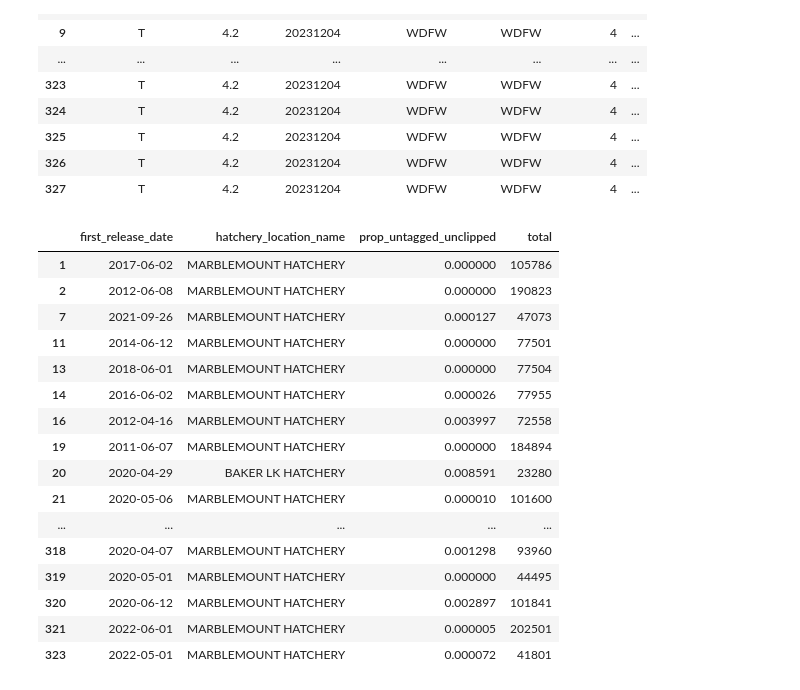
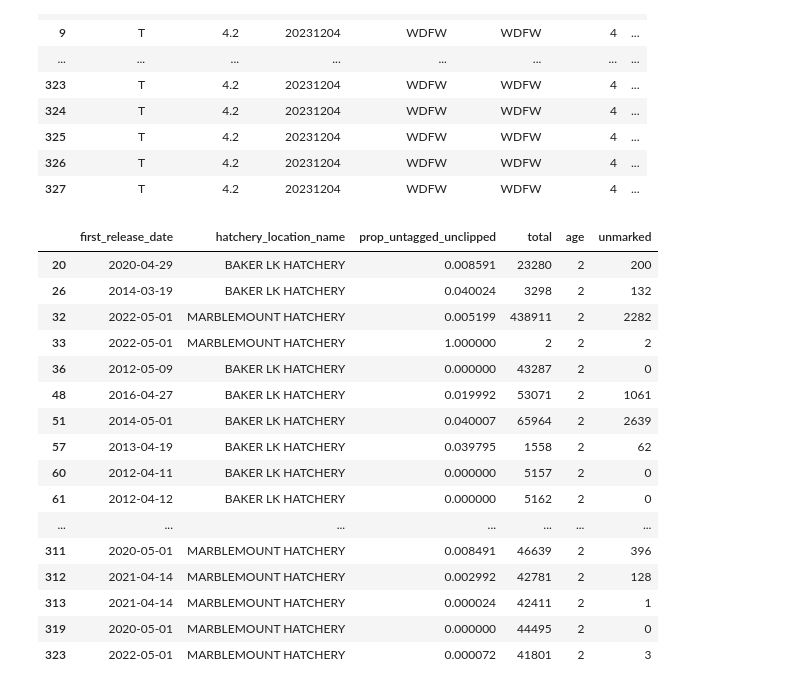
Before and after one commit to maria-kuruvilla/pied_piper, a Jupyter notebook: skagit_rmis.ipynb, the cells around one changed output. Drawn from its saved outputs; the diff is of its cells as text; code cells hidden in the pictures.

```diff
--- a/skagit_rmis.ipynb
+++ b/skagit_rmis.ipynb
@@ -34,27 +41,31 @@ df['total'] = (df['tagged_adclipped'] + df['tagged_unclipped'] + df['untagged_ad
                df['untagged_unclipped'] + df['untagged_unknown'])
 df['unclipped'] = (df['tagged_unclipped'] + df['untagged_unclipped'] + df['untagged_unknown'])
 df['prop_unclipped'] = df['unclipped']/df['total']
+df['unmarked'] = (df['untagged_unclipped']+ df['untagged_unknown'])
+df['age'] = df['first_release_date'].dt.year - df['brood_year']
 df['prop_untagged_unclipped'] = (df['untagged_unclipped']+ df['untagged_unknown'])/df['total']
 # %%
 subset_df = df[(df['first_release_date'].dt.year >= 2010) & (df['first_release_date'].dt.year <= 2022)]
+coho_df = subset_df[subset_df['species']==2]
+coho_age_2 = coho_df[coho_df['age']==2]
 # %%
 with pd.option_context('display.max_rows', None, 'display.max_columns', None):  # more options can be specified also
-    display(subset_df[['first_release_date','hatchery_location_name','prop_untagged_unclipped','total']])
+    display(coho_age_2[['first_release_date','hatchery_location_name','prop_untagged_unclipped','total', 'age','unmarked']])
 # %% [output]
-|  | first_release_date | hatchery_location_name | prop_untagged_unclipped | total |
-| 1 | 2017-06-02 | MARBLEMOUNT HATCHERY | 0.000000 | 105786 |
-| 2 | 2012-06-08 | MARBLEMOUNT HATCHERY | 0.000000 | 190823 |
-| 7 | 2021-09-26 | MARBLEMOUNT HATCHERY | 0.000127 | 47073 |
-| 11 | 2014-06-12 | MARBLEMOUNT HATCHERY | 0.000000 | 77501 |
-| 13 | 2018-06-01 | MARBLEMOUNT HATCHERY | 0.000000 | 77504 |
-| 14 | 2016-06-02 | MARBLEMOUNT HATCHERY | 0.000026 | 77955 |
-| 16 | 2012-04-16 | MARBLEMOUNT HATCHERY | 0.003997 | 72558 |
-| 19 | 2011-06-07 | MARBLEMOUNT HATCHERY | 0.000000 | 184894 |
-| 20 | 2020-04-29 | BAKER LK HATCHERY | 0.008591 | 23280 |
-| 21 | 2020-05-06 | MARBLEMOUNT HATCHERY | 0.000010 | 101600 |
-| ... | ... | ... | ... | ... |
-| 318 | 2020-04-07 | MARBLEMOUNT HATCHERY | 0.001298 | 93960 |
-| 319 | 2020-05-01 | MARBLEMOUNT HATCHERY | 0.000000 | 44495 |
-| 320 | 2020-06-12 | MARBLEMOUNT HATCHERY | 0.002897 | 101841 |
-| 321 | 2022-06-01 | MARBLEMOUNT HATCHERY | 0.000005 | 202501 |
-| 323 | 2022-05-01 | MARBLEMOUNT HATCHERY | 0.000072 | 41801 |
+|  | first_release_date | hatchery_location_name | prop_untagged_unclipped | total | age | unmarked |
+| 20 | 2020-04-29 | BAKER LK HATCHERY | 0.008591 | 23280 | 2 | 200 |
+| 26 | 2014-03-19 | BAKER LK HATCHERY | 0.040024 | 3298 | 2 | 132 |
+| 32 | 2022-05-01 | MARBLEMOUNT HATCHERY | 0.005199 | 438911 | 2 | 2282 |
+| 33 | 2022-05-01 | MARBLEMOUNT HATCHERY | 1.000000 | 2 | 2 | 2 |
+| 36 | 2012-05-09 | BAKER LK HATCHERY | 0.000000 | 43287 | 2 | 0 |
+| 48 | 2016-04-27 | BAKER LK HATCHERY | 0.019992 | 53071 | 2 | 1061 |
+| 51 | 2014-05-01 | BAKER LK HATCHERY | 0.040007 | 65964 | 2 | 2639 |
+| 57 | 2013-04-19 | BAKER LK HATCHERY | 0.039795 | 1558 | 2 | 62 |
+| 60 | 2012-04-11 | BAKER LK HATCHERY | 0.000000 | 5157 | 2 | 0 |
+| 61 | 2012-04-12 | BAKER LK HATCHERY | 0.000000 | 5162 | 2 | 0 |
+| ... | ... | ... | ... | ... | ... | ... |
+| 311 | 2020-05-01 | MARBLEMOUNT HATCHERY | 0.008491 | 46639 | 2 | 396 |
+| 312 | 2021-04-14 | MARBLEMOUNT HATCHERY | 0.002992 | 42781 | 2 | 128 |
+| 313 | 2021-04-14 | MARBLEMOUNT HATCHERY | 0.000024 | 42411 | 2 | 1 |
+| 319 | 2020-05-01 | MARBLEMOUNT HATCHERY | 0.000000 | 44495 | 2 | 0 |
+| 323 | 2022-05-01 | MARBLEMOUNT HATCHERY | 0.000072 | 41801 | 2 | 3 |
```
Also changed, not shown: parts of 21 cells of this notebook.
